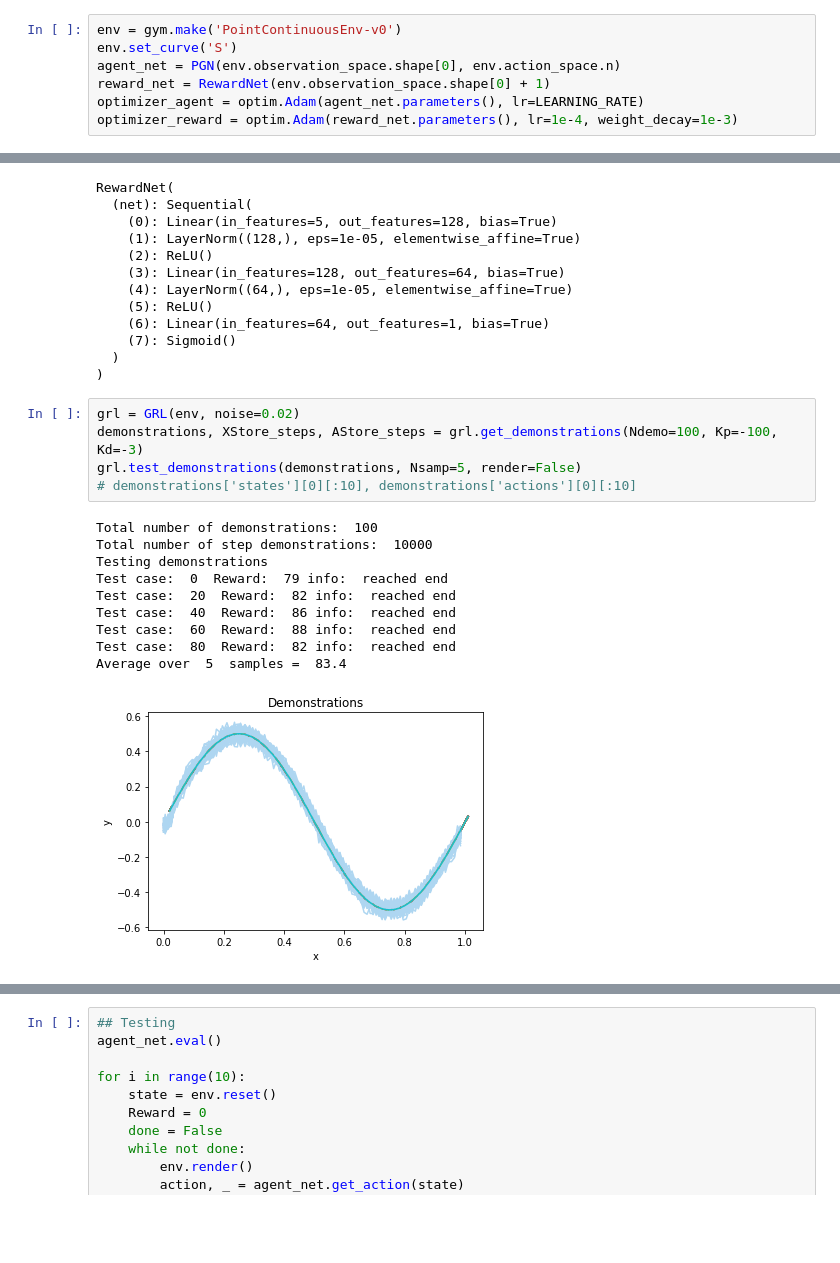
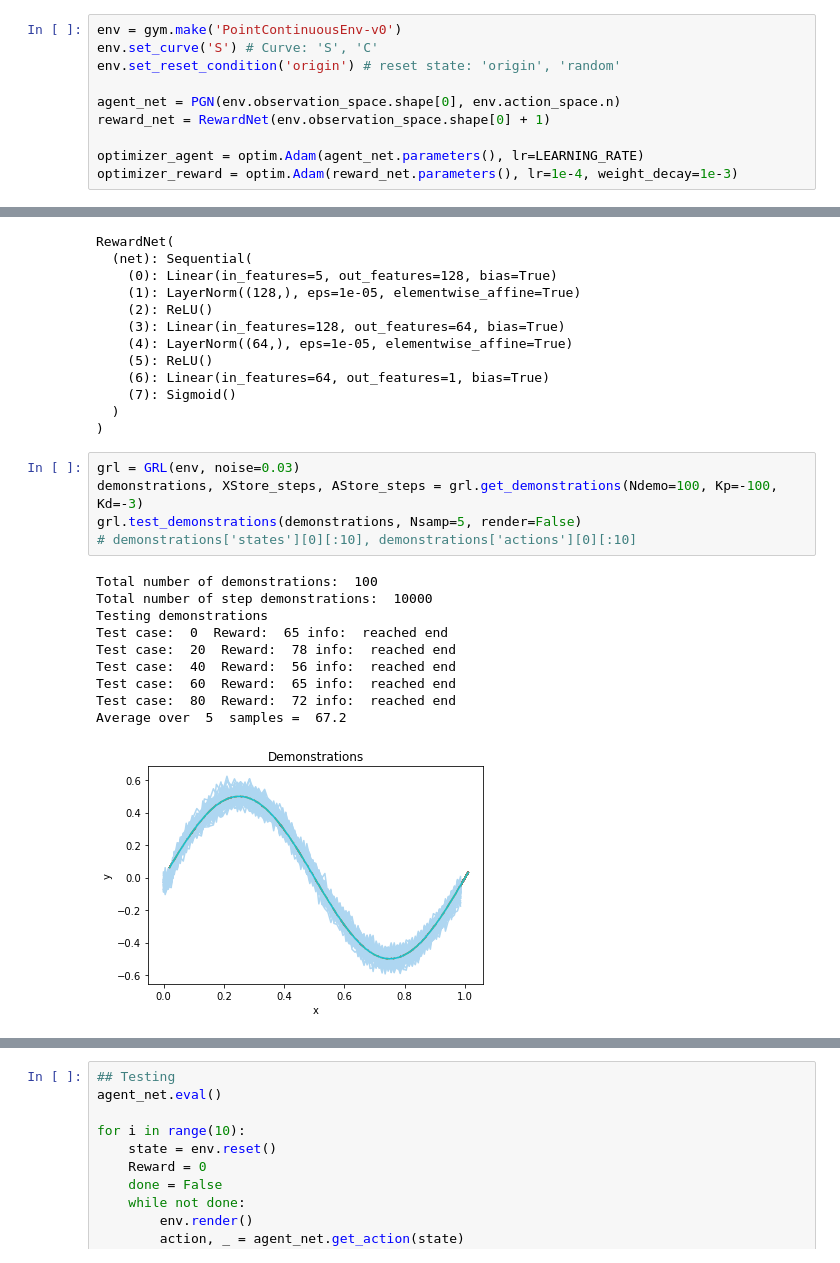
Before and after one commit to sapan-ostic/IRL, a Jupyter notebook: PointSpace2D.ipynb, the cells around one changed output, grey strips where cells are left out. Cells and saved outputs as stored; diff of their text form; blank space fills up the shorter version.

```diff
--- a/PointSpace2D.ipynb
+++ b/PointSpace2D.ipynb
@@ -28,9 +28,12 @@ torch.manual_seed(seed)
 <torch._C.Generator at 0x...>
 # %%
 env = gym.make('PointContinuousEnv-v0')
-env.set_curve('S')
+env.set_curve('S') # Curve: 'S', 'C'
+env.set_reset_condition('origin') # reset state: 'origin', 'random'
+
 agent_net = PGN(env.observation_space.shape[0], env.action_space.n)
 reward_net = RewardNet(env.observation_space.shape[0] + 1)
+
 optimizer_agent = optim.Adam(agent_net.parameters(), lr=LEARNING_RATE)
 optimizer_reward = optim.Adam(reward_net.parameters(), lr=1e-4, weight_decay=1e-3)
 # %%
@@ -50,21 +53,21 @@ RewardNet(
   )
 )
 # %%
-grl = GRL(env, noise=0.02)
+grl = GRL(env, noise=0.03)
 demonstrations, XStore_steps, AStore_steps = grl.get_demonstrations(Ndemo=100, Kp=-100, Kd=-3)
 grl.test_demonstrations(demonstrations, Nsamp=5, render=False)
 # demonstrations['states'][0][:10], demonstrations['actions'][0][:10]
 # %% [output]
 Total number of demonstrations:  100
 Total number of step demonstrations:  10000
 Testing demonstrations
-Test case:  0  Reward:  79 info:  reached end
-Test case:  20  Reward:  82 info:  reached end
-Test case:  40  Reward:  86 info:  reached end
-Test case:  60  Reward:  88 info:  reached end
-Test case:  80  Reward:  82 info:  reached end
-Average over  5  samples =  83.4
+Test case:  0  Reward:  65 info:  reached end
+Test case:  20  Reward:  78 info:  reached end
+Test case:  40  Reward:  56 info:  reached end
+Test case:  60  Reward:  65 info:  reached end
+Test case:  80  Reward:  72 info:  reached end
+Average over  5  samples =  67.2
-[figure, old version]
+[figure, new version]
 # %%
 total_rewards = []
 step_idx = 0
```
Also changed, not shown: parts of 1 cell of this notebook, 5 other files.
